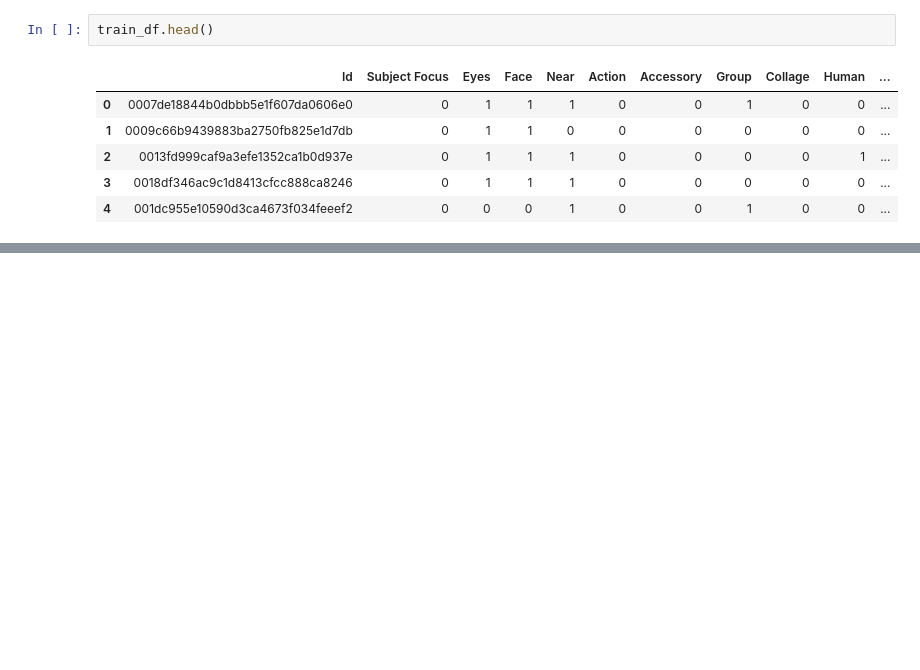
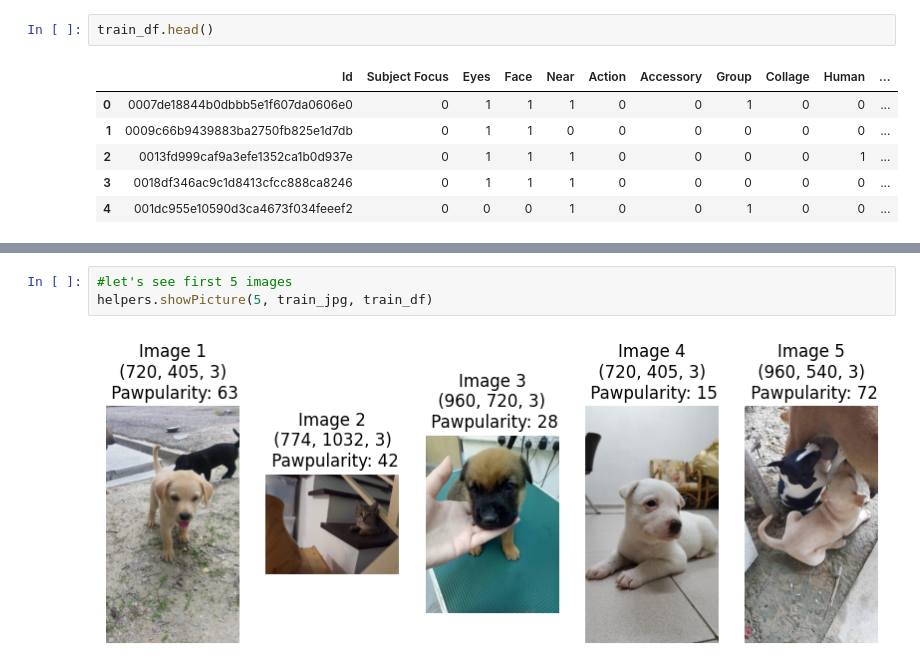
Before and after one commit to GhiasAli17/Petfinder_Pawpularity, a Jupyter notebook: main.ipynb, the cells around one changed output, grey strips where cells are left out. Cells and saved outputs as stored; diff of their text form; blank space fills up the shorter version.

```diff
--- a/main.ipynb
+++ b/main.ipynb
@@ -27,0 +108,5 @@ train_df.head()
+# %%
+#let's see first 5 images
+helpers.showPicture(5, train_jpg, train_df)
+# %% [output]
+[figure, added]
```
Also changed, not shown: parts of 12 cells of this notebook, 1 other file.
